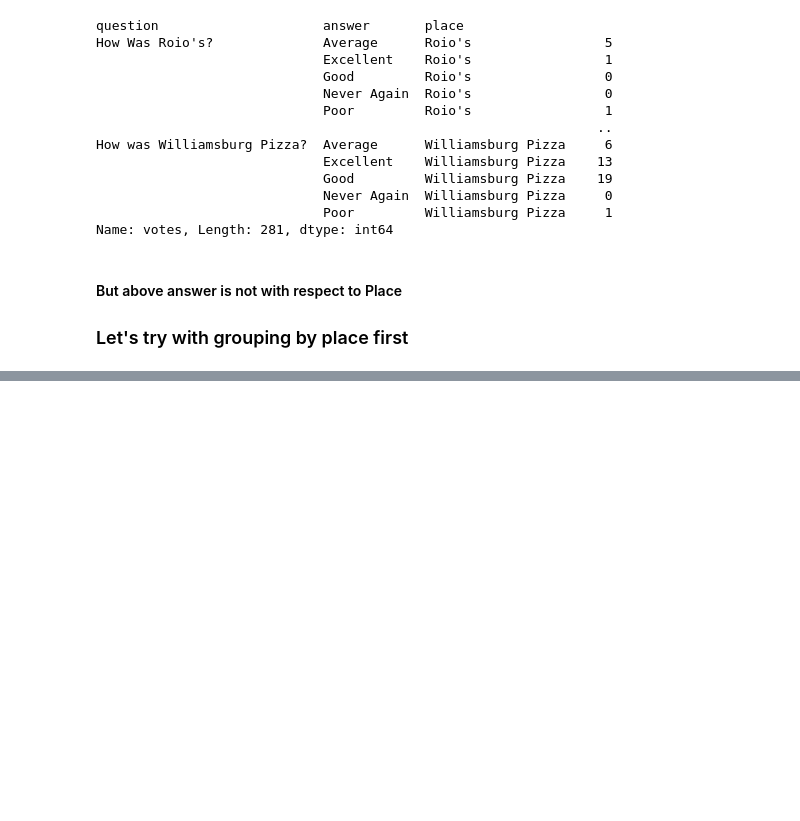
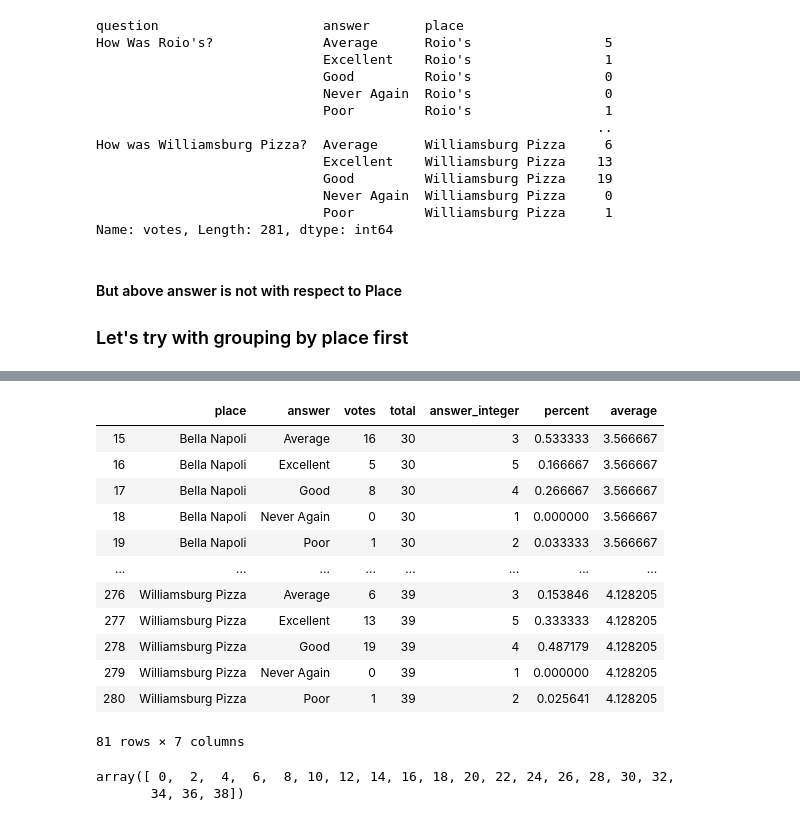
Before and after one commit to sayalidzambre/Learning, a Jupyter notebook: ML/Pizza_Ratings/Analyse_Pizza_in_Python.ipynb, the cells around one changed output, grey strips where cells are left out. Drawn from its saved outputs; the diff is of its cells as text; code cells hidden in the pictures; blank space fills up the shorter version.

```diff
--- a/ML/Pizza_Ratings/Analyse_Pizza_in_Python.ipynb
+++ b/ML/Pizza_Ratings/Analyse_Pizza_in_Python.ipynb
@@ -122,0 +161,24 @@ pizza_jared['vote_percent'] = pizza_jared['votes'] / pizza_jared['total_votes']
+# %%
+by_place_answer[by_place_answer.total > 29]
+# %% [output]
+|  | place | answer | votes | total | answer_integer | percent | average |
+| 15 | Bella Napoli | Average | 16 | 30 | 3 | 0.533333 | 3.566667 |
+| 16 | Bella Napoli | Excellent | 5 | 30 | 5 | 0.166667 | 3.566667 |
+| 17 | Bella Napoli | Good | 8 | 30 | 4 | 0.266667 | 3.566667 |
+| 18 | Bella Napoli | Never Again | 0 | 30 | 1 | 0.000000 | 3.566667 |
+| 19 | Bella Napoli | Poor | 1 | 30 | 2 | 0.033333 | 3.566667 |
+| ... | ... | ... | ... | ... | ... | ... | ... |
+| 276 | Williamsburg Pizza | Average | 6 | 39 | 3 | 0.153846 | 4.128205 |
+| 277 | Williamsburg Pizza | Excellent | 13 | 39 | 5 | 0.333333 | 4.128205 |
+| 278 | Williamsburg Pizza | Good | 19 | 39 | 4 | 0.487179 | 4.128205 |
+| 279 | Williamsburg Pizza | Never Again | 0 | 39 | 1 | 0.000000 | 4.128205 |
+| 280 | Williamsburg Pizza | Poor | 1 | 39 | 2 | 0.025641 | 4.128205 |
+81 rows × 7 columns
+# %%
+import numpy as np
+import seaborn as sns
+bins = np.arange(0, 40, 2)
+bins
+# %% [output]
+array([ 0,  2,  4,  6,  8, 10, 12, 14, 16, 18, 20, 22, 24, 26, 28, 30, 32,
+       34, 36, 38])
```
Also changed, not shown: parts of 15 cells of this notebook.
